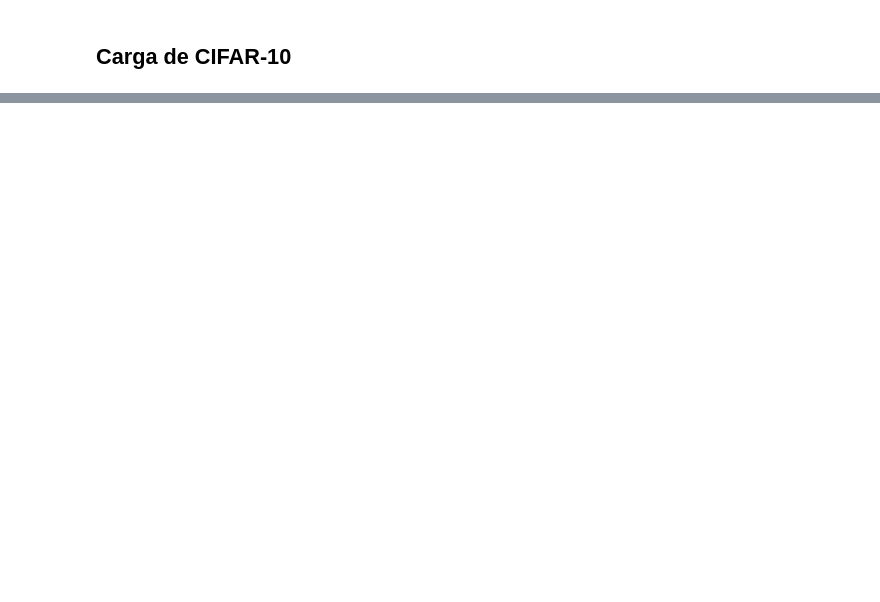
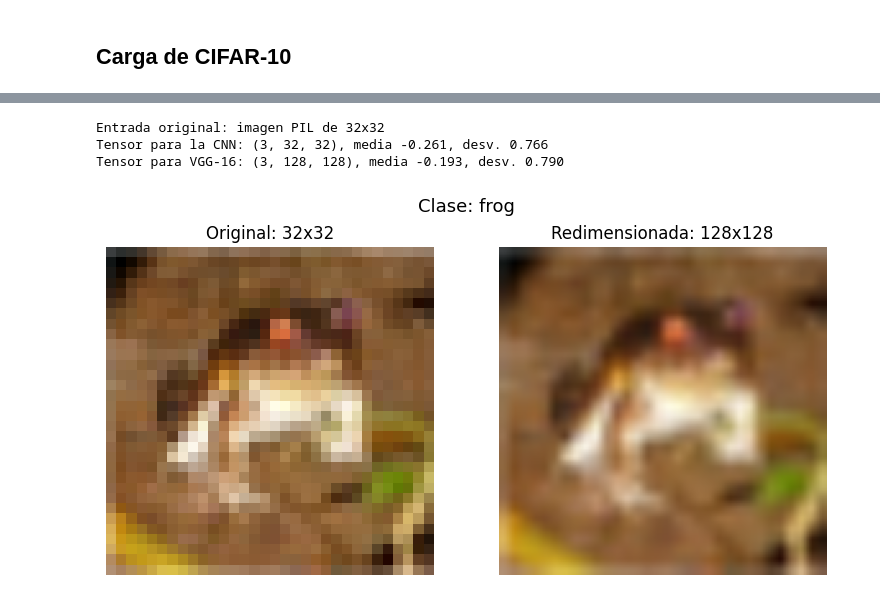
Before and after one commit to Bamo0507/Laboratorio_6_Transfer_Learning, a Jupyter notebook: Laboratorio6_Transfer_Learning.ipynb, the cells around one changed output, grey strips where cells are left out. Saved outputs shown, nothing was run; the diff lists cells and outputs as text; code cells hidden in the pictures; blank space fills up the shorter version.

```diff
--- a/Laboratorio6_Transfer_Learning.ipynb
+++ b/Laboratorio6_Transfer_Learning.ipynb
@@ -61,0 +191,46 @@ Se carga mediante `torchvision.datasets.CIFAR10`, donde el parámetro `train` in
+# %%
+RESOLUCION_VGG = 128
+
+# CNN desde cero: resolución nativa y normalización con las estadísticas de CIFAR-10
+transform_cnn = transforms.Compose([
+    transforms.ToTensor(),
+    transforms.Normalize(MEDIA_CIFAR.tolist(), STD_CIFAR.tolist()),
+])
+
+# VGG-16: redimensionamiento y normalización con las estadísticas de ImageNet
+transform_vgg = transforms.Compose([
+    transforms.Resize((RESOLUCION_VGG, RESOLUCION_VGG)),
+    transforms.ToTensor(),
+    transforms.Normalize(MEDIA_IMAGENET.tolist(), STD_IMAGENET.tolist()),
+])
+
+imagen, etiqueta = train[0]
+tensor_cnn = transform_cnn(imagen)
+tensor_vgg = transform_vgg(imagen)
+
+print(f"Entrada original: imagen PIL de {imagen.size[0]}x{imagen.size[1]}")
+print(f"Tensor para la CNN: {tuple(tensor_cnn.shape)}, media {tensor_cnn.mean():.3f}, desv. {tensor_cnn.std():.3f}")
+print(f"Tensor para VGG-16: {tuple(tensor_vgg.shape)}, media {tensor_vgg.mean():.3f}, desv. {tensor_vgg.std():.3f}")
+# %% [output]
+Entrada original: imagen PIL de 32x32
+Tensor para la CNN: (3, 32, 32), media -0.261, desv. 0.766
+Tensor para VGG-16: (3, 128, 128), media -0.193, desv. 0.790
+# %%
+imagen, etiqueta = train[0]
+imagen_redimensionada = transforms.Resize((RESOLUCION_VGG, RESOLUCION_VGG))(imagen)
+
+fig, (ax1, ax2) = plt.subplots(1, 2, figsize=(8, 4))
+
+ax1.imshow(imagen)
+ax1.set_title(f"Original: {imagen.size[0]}x{imagen.size[1]}")
+ax1.axis("off")
+
+ax2.imshow(imagen_redimensionada)
+ax2.set_title(f"Redimensionada: {RESOLUCION_VGG}x{RESOLUCION_VGG}")
+ax2.axis("off")
+
+fig.suptitle(f"Clase: {CLASES[etiqueta]}", fontsize=13)
+plt.tight_layout()
+plt.show()
+# %% [output]
+[figure, added]
```
Also changed, not shown: parts of 18 cells of this notebook.
